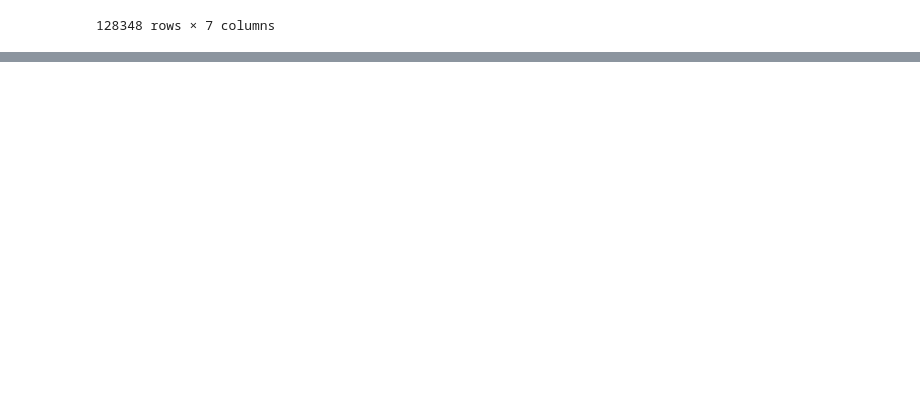
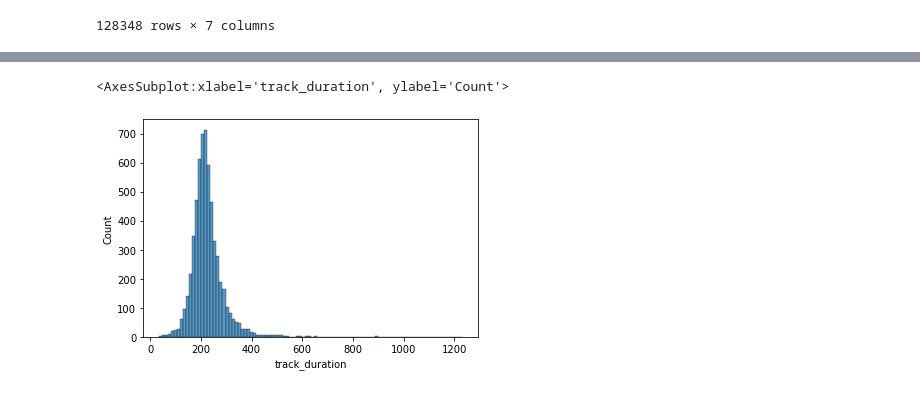
Before and after one commit to cesaregarza/DataPlayground, a Jupyter notebook: last_fm/last_fm.ipynb, the cells around one changed output, grey strips where cells are left out. Cells and saved outputs as stored; diff of their text form; code cells hidden in the pictures; blank space fills up the shorter version.

```diff
--- a/last_fm/last_fm.ipynb
+++ b/last_fm/last_fm.ipynb
@@ -189,0 +807,2 @@ df
+# %%
+fourth_merge = fourth_merge.reset_index()
@@ -189,0 +824,2 @@ df
+# %%
+fourth_merge['prelim_length'] = fourth_merge['end_time']
@@ -189,0 +901,5 @@ df
+# %%
+sns.histplot((fourth_merge[['track_name_x', 'artist_name_x', 'track_duration']].drop_duplicates()['track_duration'] / 1000), bins=100)
+# %% [output]
+<AxesSubplot:xlabel='track_duration', ylabel='Count'>
+[figure, added]
```
Also changed, not shown: parts of 110 cells of this notebook, 3 other files.
